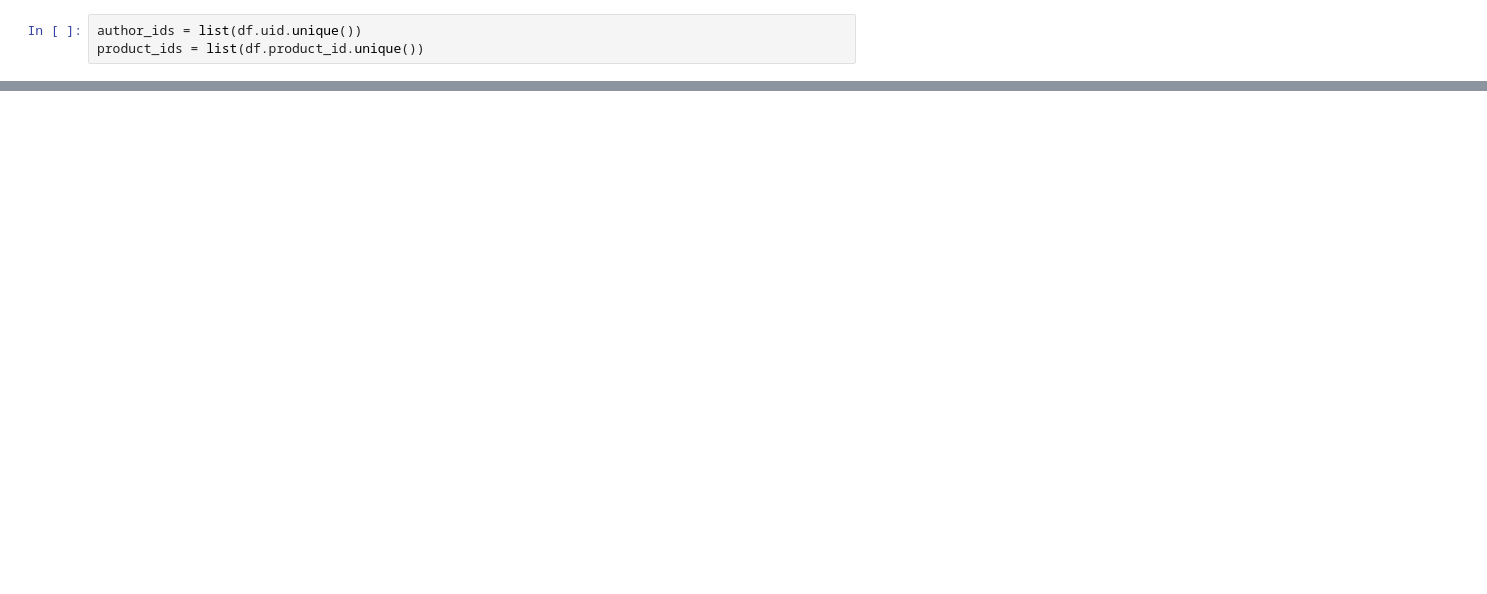
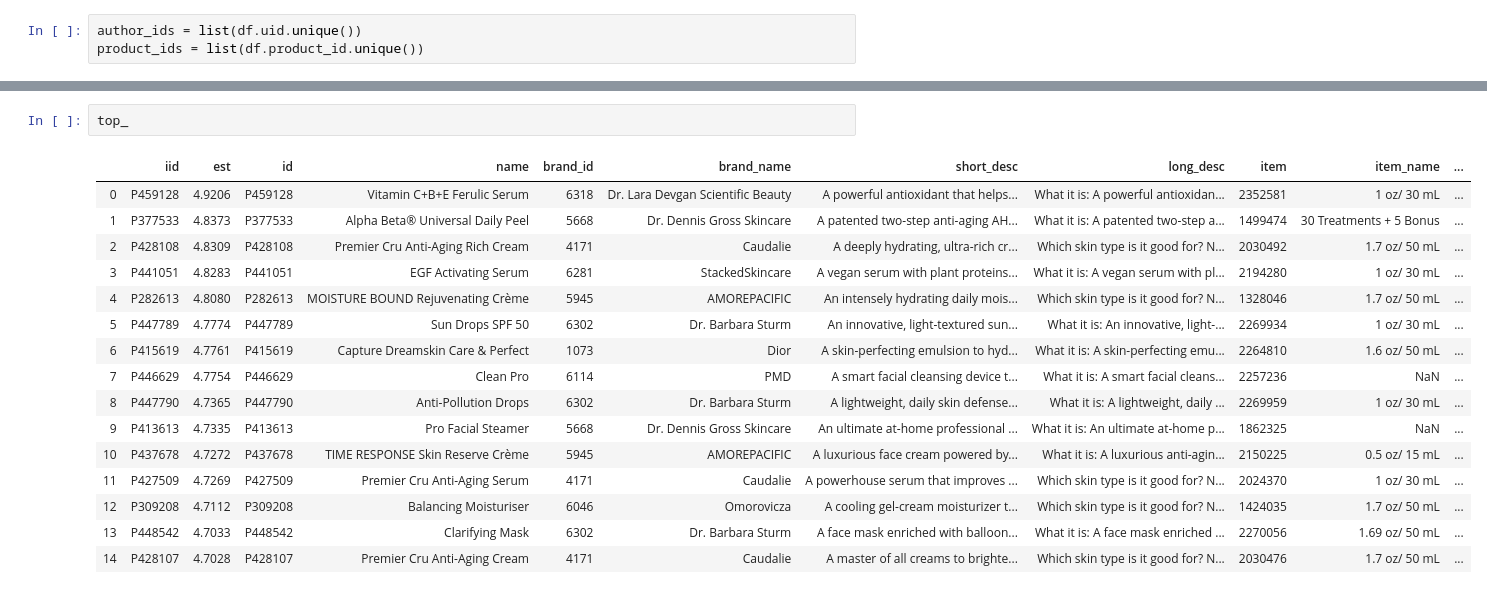
Before and after one commit to valmadrid/Gift-Recommendation, a Jupyter notebook: 2_2_Recommender_System.ipynb, the cells around one changed output, grey strips where cells are left out. Cells and saved outputs as stored; diff of their text form; blank space fills up the shorter version.

```diff
--- a/2_2_Recommender_System.ipynb
+++ b/2_2_Recommender_System.ipynb
@@ -375,0 +159,19 @@ top_products.sort_values(
+# %%
+top_
+# %% [output]
+|  | iid | est | id | name | brand_id | brand_name | short_desc | long_desc | item | item_name | ... |
+| 0 | P459128 | 4.9206 | P459128 | Vitamin C+B+E Ferulic Serum | 6318 | Dr. Lara Devgan Scientific Beauty | A powerful antioxidant that helps... | What it is: A powerful antioxidan... | 2352581 | 1 oz/ 30 mL | ... |
+| 1 | P377533 | 4.8373 | P377533 | Alpha Beta® Universal Daily Peel | 5668 | Dr. Dennis Gross Skincare | A patented two-step anti-aging AH... | What it is: A patented two-step a... | 1499474 | 30 Treatments + 5 Bonus | ... |
+| 2 | P428108 | 4.8309 | P428108 | Premier Cru Anti-Aging Rich Cream | 4171 | Caudalie | A deeply hydrating, ultra-rich cr... | Which skin type is it good for? N... | 2030492 | 1.7 oz/ 50 mL | ... |
+| 3 | P441051 | 4.8283 | P441051 | EGF Activating Serum | 6281 | StackedSkincare | A vegan serum with plant proteins... | What it is: A vegan serum with pl... | 2194280 | 1 oz/ 30 mL | ... |
+| 4 | P282613 | 4.8080 | P282613 | MOISTURE BOUND Rejuvenating Crème | 5945 | AMOREPACIFIC | An intensely hydrating daily mois... | Which skin type is it good for? N... | 1328046 | 1.7 oz/ 50 mL | ... |
+| 5 | P447789 | 4.7774 | P447789 | Sun Drops SPF 50 | 6302 | Dr. Barbara Sturm | An innovative, light-textured sun... | What it is: An innovative, light-... | 2269934 | 1 oz/ 30 mL | ... |
+| 6 | P415619 | 4.7761 | P415619 | Capture Dreamskin Care & Perfect | 1073 | Dior | A skin-perfecting emulsion to hyd... | What it is: A skin-perfecting emu... | 2264810 | 1.6 oz/ 50 mL | ... |
+| 7 | P446629 | 4.7754 | P446629 | Clean Pro | 6114 | PMD | A smart facial cleansing device t... | What it is: A smart facial cleans... | 2257236 | NaN | ... |
+| 8 | P447790 | 4.7365 | P447790 | Anti-Pollution Drops | 6302 | Dr. Barbara Sturm | A lightweight, daily skin defense... | What it is: A lightweight, daily ... | 2269959 | 1 oz/ 30 mL | ... |
+| 9 | P413613 | 4.7335 | P413613 | Pro Facial Steamer | 5668 | Dr. Dennis Gross Skincare | An ultimate at-home professional ... | What it is: An ultimate at-home p... | 1862325 | NaN | ... |
+| 10 | P437678 | 4.7272 | P437678 | TIME RESPONSE Skin Reserve Crème | 5945 | AMOREPACIFIC | A luxurious face cream powered by... | What it is: A luxurious anti-agin... | 2150225 | 0.5 oz/ 15 mL | ... |
+| 11 | P427509 | 4.7269 | P427509 | Premier Cru Anti-Aging Serum | 4171 | Caudalie | A powerhouse serum that improves ... | Which skin type is it good for? N... | 2024370 | 1 oz/ 30 mL | ... |
+| 12 | P309208 | 4.7112 | P309208 | Balancing Moisturiser | 6046 | Omorovicza | A cooling gel-cream moisturizer t... | Which skin type is it good for? N... | 1424035 | 1.7 oz/ 50 mL | ... |
+| 13 | P448542 | 4.7033 | P448542 | Clarifying Mask | 6302 | Dr. Barbara Sturm | A face mask enriched with balloon... | What it is: A face mask enriched ... | 2270056 | 1.69 oz/ 50 mL | ... |
+| 14 | P428107 | 4.7028 | P428107 | Premier Cru Anti-Aging Cream | 4171 | Caudalie | A master of all creams to brighte... | Which skin type is it good for? N... | 2030476 | 1.7 oz/ 50 mL | ... |
```
Also changed, not shown: parts of 45 cells of this notebook, 4 other files.
